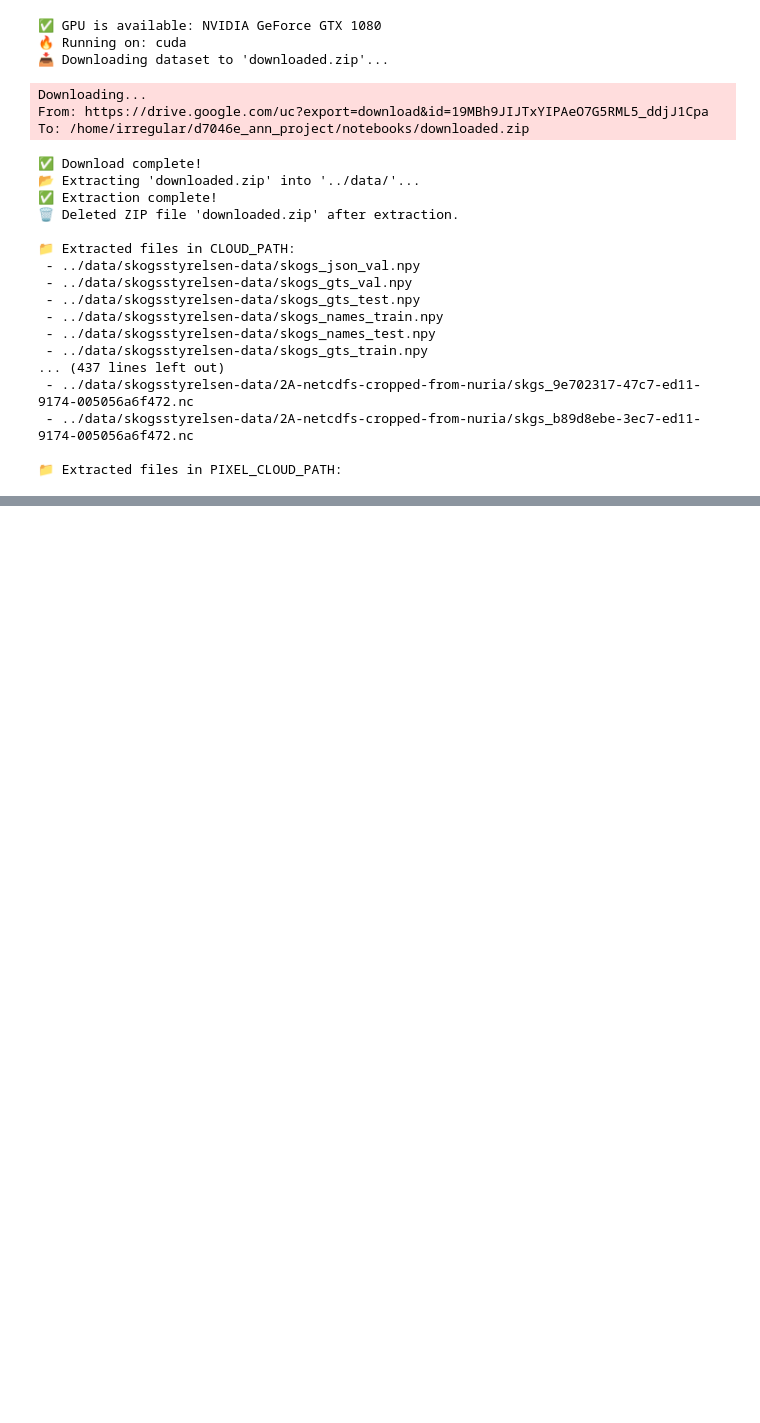
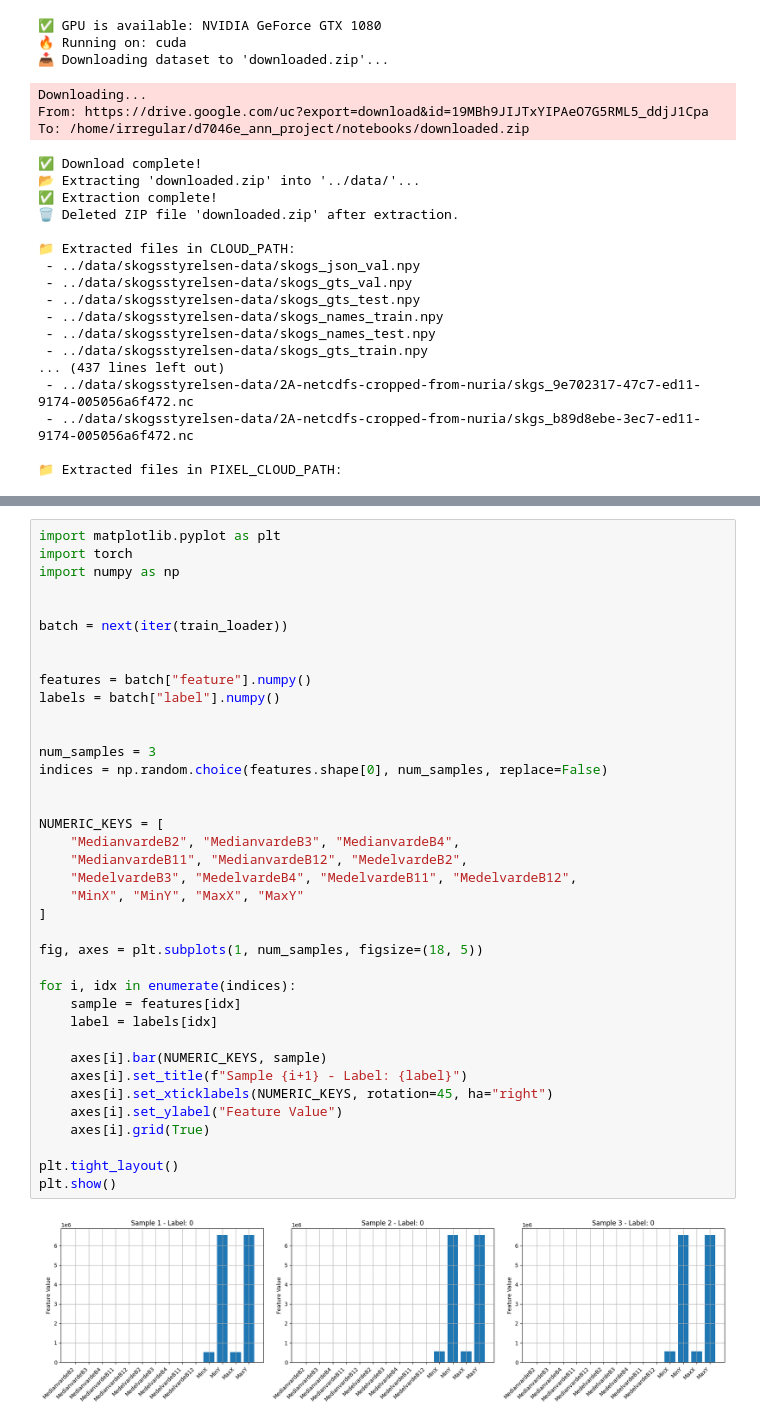
Before and after one commit to jacomoel/d7046e_ann_project, a Jupyter notebook: notebooks/ann_1.ipynb, the cells around one changed output, grey strips where cells are left out. Saved outputs shown, nothing was run; the diff lists cells and outputs as text; blank space fills up the shorter version.

```diff
--- a/notebooks/ann_1.ipynb
+++ b/notebooks/ann_1.ipynb
@@ -95,0 +201,40 @@ def load_dataset():
+# %%
+import matplotlib.pyplot as plt
+import torch
+import numpy as np
+
+
+batch = next(iter(train_loader))
+
+
+features = batch["feature"].numpy()
+labels = batch["label"].numpy()
+
+
+num_samples = 3
+indices = np.random.choice(features.shape[0], num_samples, replace=False)
+
+
+NUMERIC_KEYS = [
+    "MedianvardeB2", "MedianvardeB3", "MedianvardeB4",
+    "MedianvardeB11", "MedianvardeB12", "MedelvardeB2",
+    "MedelvardeB3", "MedelvardeB4", "MedelvardeB11", "MedelvardeB12",
+    "MinX", "MinY", "MaxX", "MaxY"
+]
+
+fig, axes = plt.subplots(1, num_samples, figsize=(18, 5))
+
+for i, idx in enumerate(indices):
+    sample = features[idx]
+    label = labels[idx]
+
+    axes[i].bar(NUMERIC_KEYS, sample)
+    axes[i].set_title(f"Sample {i+1} - Label: {label}")
+    axes[i].set_xticklabels(NUMERIC_KEYS, rotation=45, ha="right")
+    axes[i].set_ylabel("Feature Value")
+    axes[i].grid(True)
+
+plt.tight_layout()
+plt.show()
+# %% [output]
+[figure, added]
```
Also changed, not shown: parts of 2 cells of this notebook, 1 other file.
